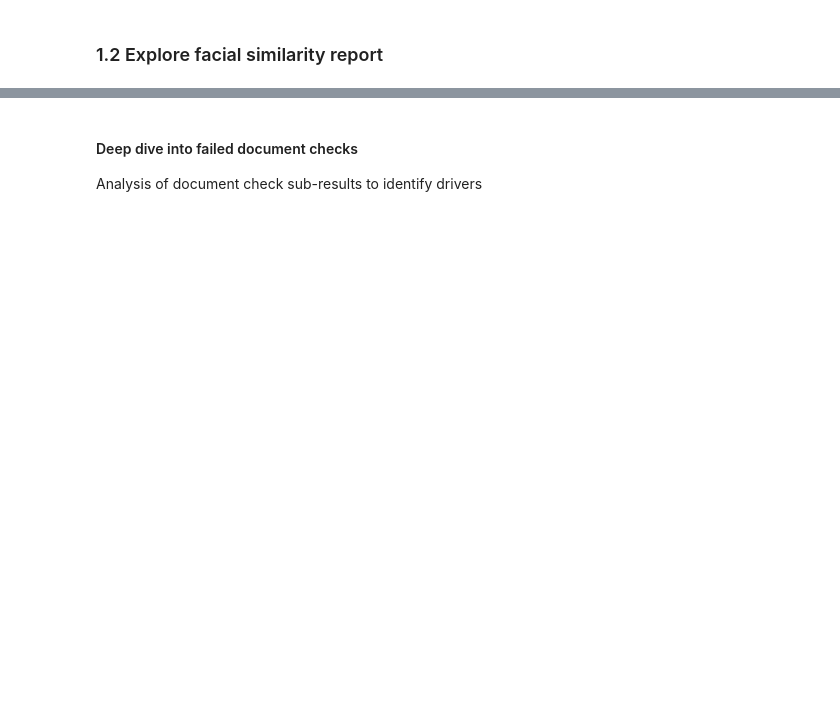
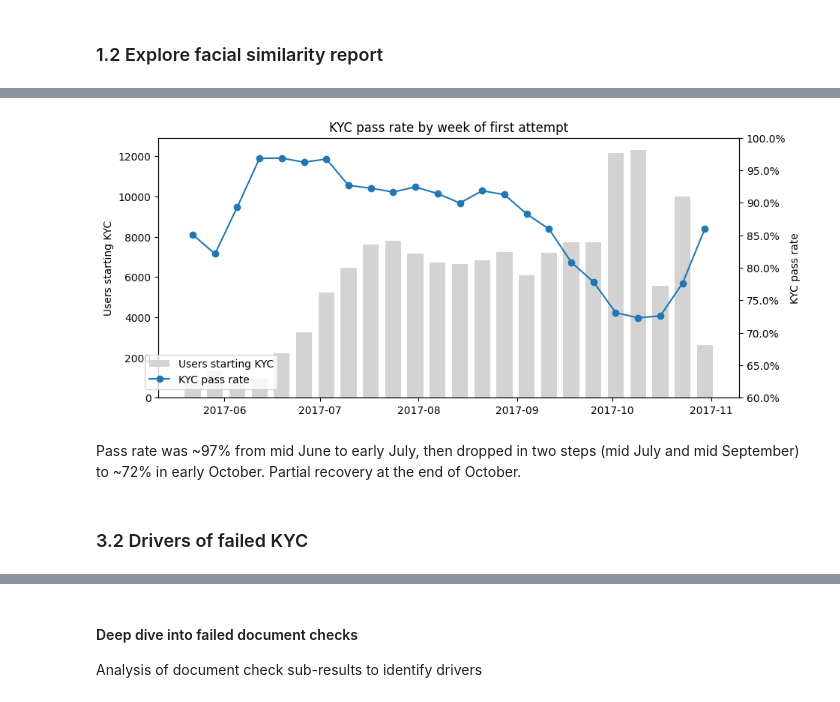
Before and after one commit to LaszloCodes/kyc_analysis, a Jupyter notebook: kyc_analysis.ipynb, the cells around one changed output, grey strips where cells are left out. Cells and saved outputs as stored; diff of their text form; code cells hidden in the pictures; blank space fills up the shorter version.

Commit message:
Add files via upload
Finalise analysis: fix attempt ordering, add conclusions and recommendations

```diff
--- a/kyc_analysis.ipynb
+++ b/kyc_analysis.ipynb
@@ -492,0 +189,4 @@ plt.show()
+# %%
+# Date and week columns for analysis over time
+combined_check_results['doc_created_date'] = combined_check_results['doc_created_at'].dt.normalize()
+combined_check_results['week'] = combined_check_results['doc_created_at'].dt.to_period('W').dt.start_time
@@ -492,0 +202,13 @@ plt.show()
+# %%
+# ~27% go backwards in time, so order by timestamp instead (number only as tie-breaker)
+combined_check_results = combined_check_results.sort_values(['user_id', 'doc_created_at', 'number']).reset_index(drop=True)
+
+combined_check_results['user_id_count'] = combined_check_results.groupby('user_id')['user_id'].transform('count')
+combined_check_results['order'] = combined_check_results.groupby('user_id').cumcount() + 1
+# %%
+# Flag checks which were not necessary because the user already passed in an earlier attempt
+combined_check_results['previous_kyc'] = combined_check_results.groupby('user_id')['kyc_pass'].shift(1, fill_value=0)
+combined_check_results['has_previous_pass'] = combined_check_results.groupby('user_id')['previous_kyc'].cummax()
+combined_check_results['necessary_check'] = 1 - combined_check_results['has_previous_pass']
+
+combined_check_results['necessary_check'].value_counts()
@@ -492,0 +274,13 @@ plt.show()
+# %%
+user_results = combined_check_results.groupby('user_id').agg(
+    first_attempt=('doc_created_at', 'min'),
+    attempts=('order', 'max'),
+    passed=('kyc_pass', 'max')
+)
+user_results['first_week'] = user_results['first_attempt'].dt.to_period('W').dt.start_time
+
+pass_rate_by_week = user_results.groupby('first_week').agg(
+    unique_users=('passed', 'count'),
+    pass_rate=('passed', 'mean')
+).reset_index()
+pass_rate_by_week
@@ -492,0 +305,21 @@ plt.show()
+# %%
+fig, ax1 = plt.subplots(figsize=(10, 4.5))
+ax1.bar(pass_rate_by_week['first_week'], pass_rate_by_week['unique_users'], width=5, color='lightgrey', label='Users starting KYC')
+ax1.set_ylabel('Users starting KYC')
+
+ax2 = ax1.twinx()
+ax2.plot(pass_rate_by_week['first_week'], pass_rate_by_week['pass_rate'], marker='o', label='KYC pass rate')
+ax2.yaxis.set_major_formatter(PercentFormatter(1.0))
+ax2.set_ylim(0.6, 1)
+ax2.set_ylabel('KYC pass rate')
+
+plt.title('KYC pass rate by week of first attempt')
+fig.legend(loc='lower left', bbox_to_anchor=(0.1, 0.12))
+plt.savefig('images/pass_rate_over_time.png', dpi=150, bbox_inches='tight')
+plt.show()
+# %% [output]
+[figure, added]
+# %% [markdown]
+Pass rate was ~97% from mid June to early July, then dropped in two steps (mid July and mid September) to ~72% in early October. Partial recovery at the end of October.
+# %% [markdown]
+### 3.2 Drivers of failed KYC
```
Also changed, not shown: parts of 215 cells of this notebook.
